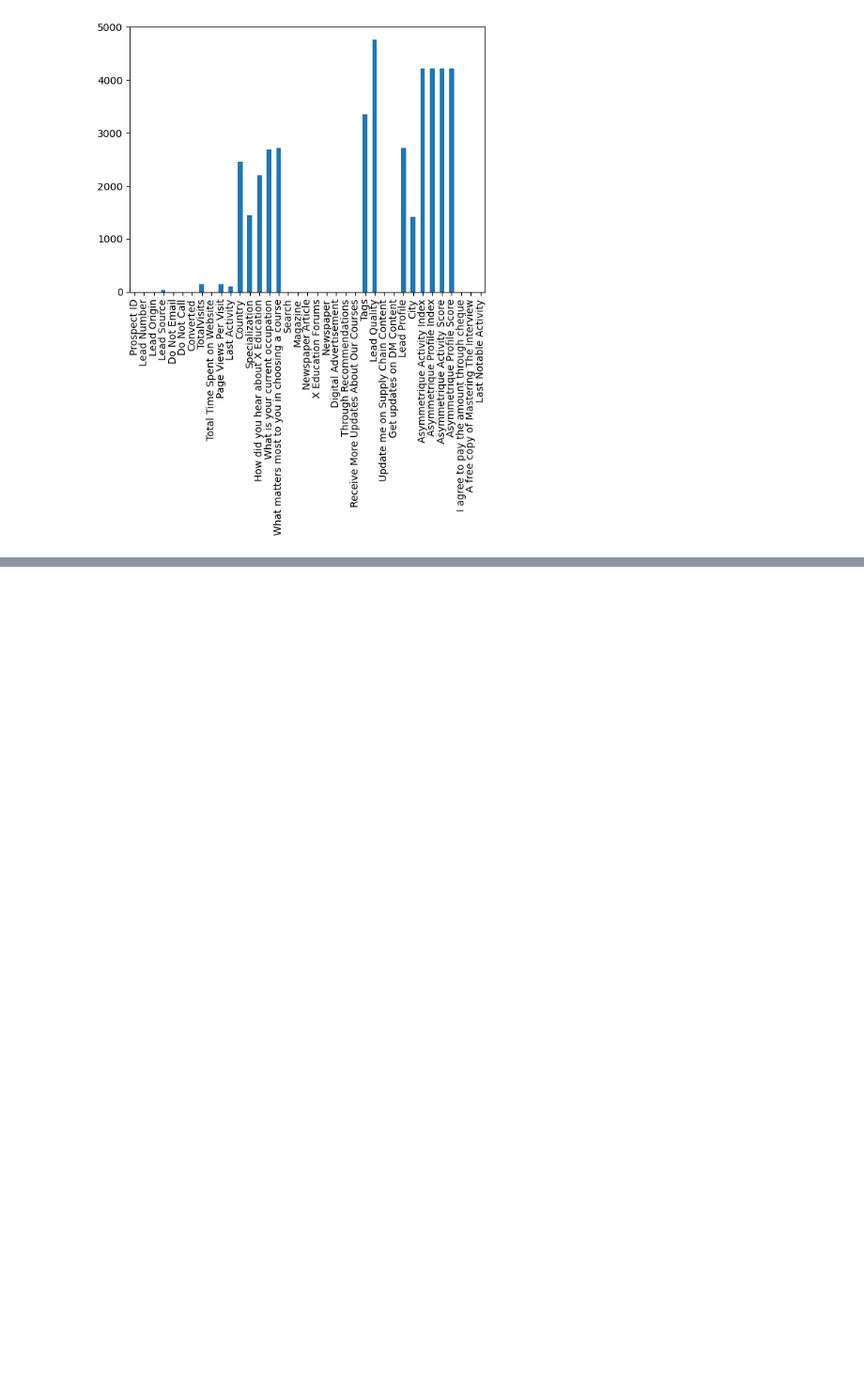
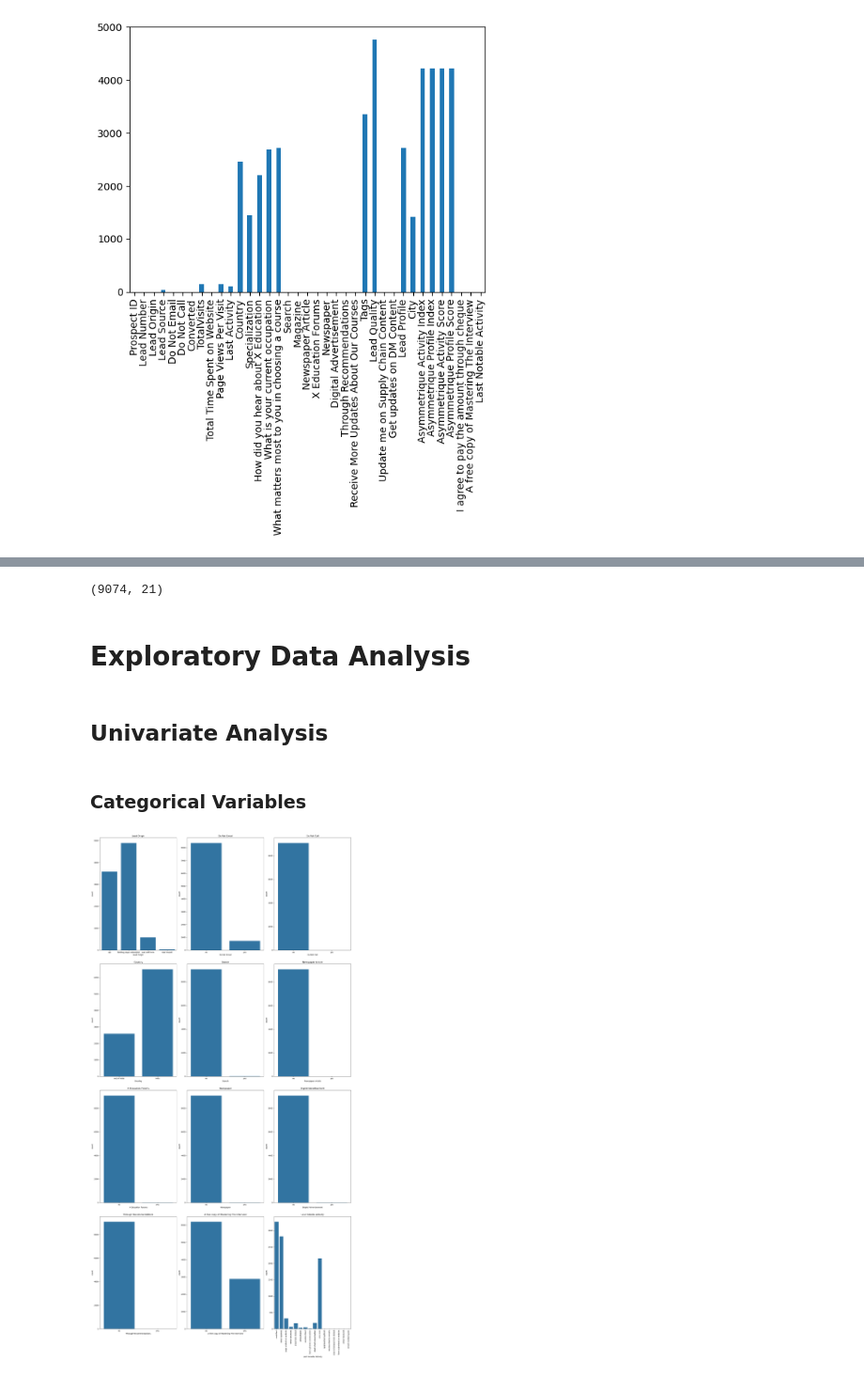
Before and after one commit to PrakNew/Lead-Scoring-Upgrad, a Jupyter notebook: lead_scoring_case_study.ipynb, the cells around one changed output, grey strips where cells are left out. Shown at 94% size. Drawn from its saved outputs; the diff is of its cells as text; code cells hidden in the pictures; blank space fills up the shorter version.

```diff
--- a/lead_scoring_case_study.ipynb
+++ b/lead_scoring_case_study.ipynb
@@ -88,0 +158,5 @@ lead_data.describe()
+# %%
+# Filling the remaining columns with default values
+lead_data['What matters most to you in choosing a course'] = lead_data['What matters most to you in choosing a course'].fillna('NA')
+lead_data['Country'] = lead_data['Country'].fillna('NA')
+lead_data['What is your current occupation'] = lead_data['What is your current occupation'].fillna('NA')
@@ -88,0 +226,13 @@ lead_data.describe()
+# %%
+def categorize_country(country):
+    if country == 'india':
+        return 'india'
+    elif country == 'NA':
+        return 'NA'
+    else:
+        return 'out of india'
+
+lead_data['Country'] = lead_data['Country'].str.lower()
+lead_data['Country'] = lead_data['Country'].apply(categorize_country)
+# %%
+lead_data = lead_data[lead_data.isnull().sum(axis=1) <1]
@@ -88,0 +259,46 @@ lead_data.describe()
+# %%
+lead_data = lead_data.drop('Prospect ID', axis=1)
+# %%
+lead_data.shape
+# %% [output]
+(9074, 21)
+# %% [markdown]
+# Exploratory Data Analysis
+# %% [markdown]
+## Univariate Analysis
+# %% [markdown]
+### Categorical Variables
+# %%
+# Set figure size
+plt.figure(figsize=(20, 40))
+
+# Define categorical variables to plot
+categorical_vars = [
+    ('Lead Origin', None),
+    ('Do Not Email', None),
+    ('Do Not Call', None),
+    ('Country', None),
+    ('Search', None),
+    ('Newspaper Article', None),
+    ('X Education Forums', None),
+    ('Newspaper', None),
+    ('Digital Advertisement', None),
+    ('Through Recommendations', None),
+    ('A free copy of Mastering The Interview', None),
+    ('Last Notable Activity', 90)
+]
+
+# Create subplots in a 4x3 grid
+for idx, (var, rotation) in enumerate(categorical_vars, 1):
+    plt.subplot(4, 3, idx)
+    sns.countplot(data=lead_data, x=var)
+    plt.title(var)
+    if rotation:
+        plt.xticks(rotation=rotation)
+
+    # Adjust layout to prevent overlapping
+    plt.tight_layout(h_pad=3, w_pad=1)
+
+plt.show()
+# %% [output]
+[figure, added]
```
Also changed, not shown: parts of 23 cells of this notebook.
